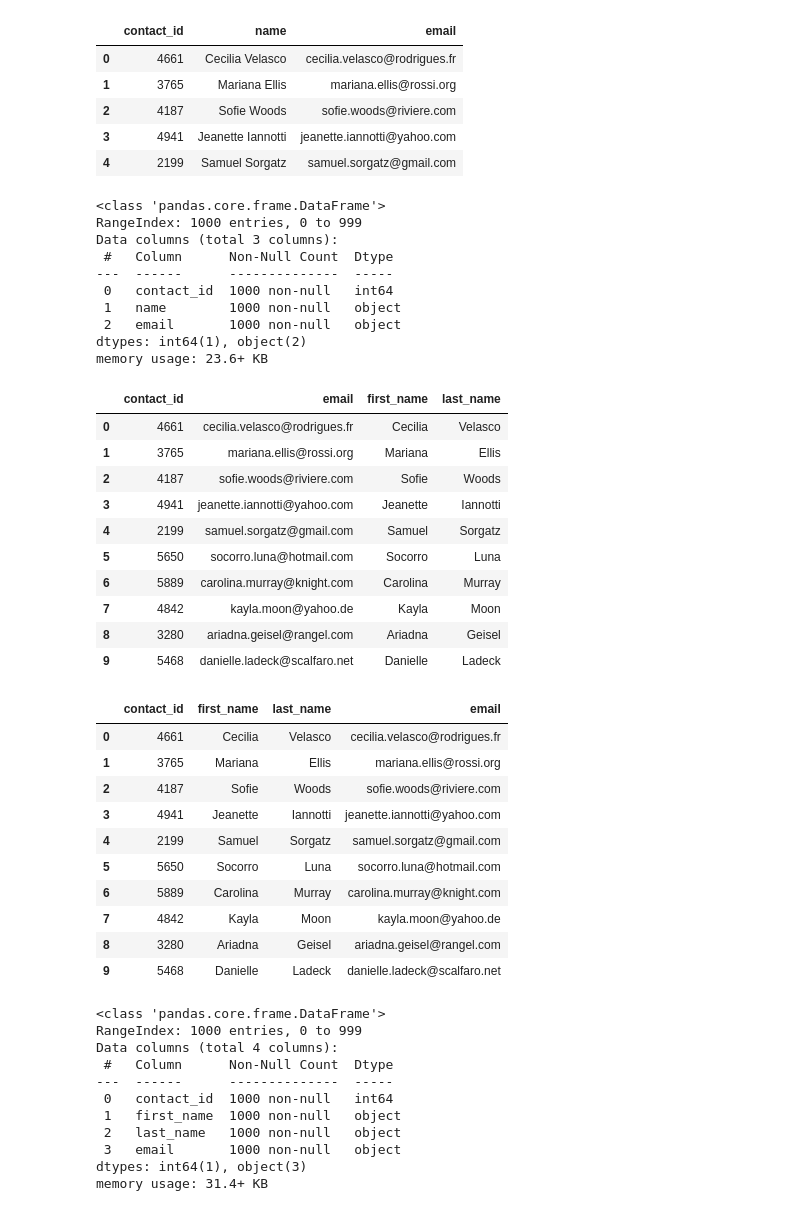
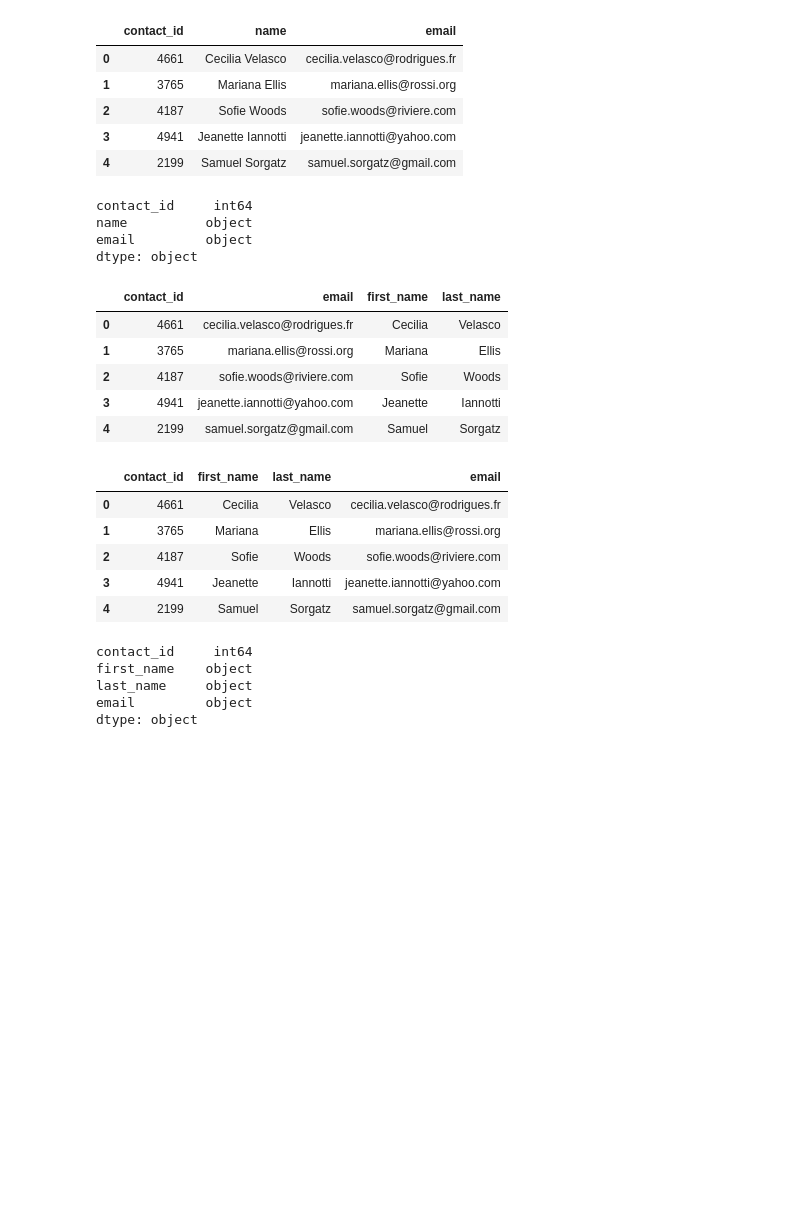
Before and after one commit to sarithavu/Crowdfunding_ETL, a Jupyter notebook: ETL_Mini_Project_LJacobs_SVulupala.ipynb, the cells around one changed output. Cells and saved outputs as stored; diff of their text form; code cells hidden in the pictures; blank space fills up the shorter version.

Commit message:
contacts finished

```diff
--- a/ETL_Mini_Project_LJacobs_SVulupala.ipynb
+++ b/ETL_Mini_Project_LJacobs_SVulupala.ipynb
@@ -305,3 +307,9 @@ contact_info_df.head()
 Then export the DataFrame as a `contacts.csv` CSV file.
 # %% [markdown]
 ### Option 1: Use Pandas to create the contacts DataFrame.
+# %%
+import json
+dict_values = []
+
+contact_info_df = pd.read_excel(r"C:\Users\lukej\OneDrive\Documents\GitHub\Crowdfunding_ETL\Resources\contacts.xlsx")
+print(contact_info_df.head())
@@ -308,9 +323,11 @@ Then export the DataFrame as a `contacts.csv` CSV file.
 # %%
 # Iterate through the contact_info_df and convert each row to a dictionary.
-import json
-dict_values = []
 
+contact_info_df = contact_info_df.iloc[3:,:]
 
+for row in contact_info_df.iloc[:,0]:
+    value = json.loads(row)
+    dict_values.append([value["contact_id"], value['name'], value['email']])
 # Print out the list of values for each row.
 print(dict_values)
 # %% [output]
@@ -318,6 +335,8 @@ print(dict_values)
 # %%
 # Create a contact_info DataFrame and add each list of values, i.e., each row
 # to the 'contact_id', 'name', 'email' columns.
+contact_info = pd.DataFrame(dict_values, columns = ['contact_id', 'name', 'email'])
+contact_info.head()
 # %% [output]
 |  | contact_id | name | email |
 | 0 | 4661 | Cecilia Velasco | cecilia.velasco@rodrigues.fr |
@@ -327,36 +346,33 @@ print(dict_values)
 | 4 | 2199 | Samuel Sorgatz | samuel.sorgatz@gmail.com |
 # %%
 # Check the datatypes.
+contact_info.dtypes
 # %% [output]
-<class 'pandas.core.frame.DataFrame'>
-RangeIndex: 1000 entries, 0 to 999
-Data columns (total 3 columns):
- #   Column      Non-Null Count  Dtype
----  ------      --------------  -----
- 0   contact_id  1000 non-null   int64
- 1   name        1000 non-null   object
- 2   email       1000 non-null   object
-dtypes: int64(1), object(2)
-memory usage: 23.6+ KB
+contact_id     int64
+name          object
+email         object
+dtype: object
 # %%
 # Create a "first"name" and "last_name" column with the first and last names from the "name" column.
+contact_info["first_name"] = contact_info["name"].str.split(pat = " ", n = 2, expand = True)[0]
+contact_info["last_name"] = contact_info["name"].str.split(pat = " ", n = 2, expand = True)[1]
 
 
 # Drop the contact_name column
+
+contact_info = contact_info.drop(columns= 'name')
+contact_info.head()
 # %% [output]
 |  | contact_id | email | first_name | last_name |
 | 0 | 4661 | cecilia.velasco@rodrigues.fr | Cecilia | Velasco |
 | 1 | 3765 | mariana.ellis@rossi.org | Mariana | Ellis |
 | 2 | 4187 | sofie.woods@riviere.com | Sofie | Woods |
 | 3 | 4941 | jeanette.iannotti@yahoo.com | Jeanette | Iannotti |
 | 4 | 2199 | samuel.sorgatz@gmail.com | Samuel | Sorgatz |
-| 5 | 5650 | socorro.luna@hotmail.com | Socorro | Luna |
-| 6 | 5889 | carolina.murray@knight.com | Carolina | Murray |
-| 7 | 4842 | kayla.moon@yahoo.de | Kayla | Moon |
-| 8 | 3280 | ariadna.geisel@rangel.com | Ariadna | Geisel |
-| 9 | 5468 | danielle.ladeck@scalfaro.net | Danielle | Ladeck |
 # %%
 # Reorder the columns
+contact_info = contact_info[["contact_id", "first_name", "last_name", "email"]]
+contact_info.head()
 # %% [output]
 |  | contact_id | first_name | last_name | email |
 | 0 | 4661 | Cecilia | Velasco | cecilia.velasco@rodrigues.fr |
@@ -364,25 +380,15 @@ memory usage: 23.6+ KB
 | 2 | 4187 | Sofie | Woods | sofie.woods@riviere.com |
 | 3 | 4941 | Jeanette | Iannotti | jeanette.iannotti@yahoo.com |
 | 4 | 2199 | Samuel | Sorgatz | samuel.sorgatz@gmail.com |
-| 5 | 5650 | Socorro | Luna | socorro.luna@hotmail.com |
-| 6 | 5889 | Carolina | Murray | carolina.murray@knight.com |
-| 7 | 4842 | Kayla | Moon | kayla.moon@yahoo.de |
-| 8 | 3280 | Ariadna | Geisel | ariadna.geisel@rangel.com |
-| 9 | 5468 | Danielle | Ladeck | danielle.ladeck@scalfaro.net |
 # %%
 # Check the datatypes one more time before exporting as CSV file.
+contact_info.dtypes
 # %% [output]
-<class 'pandas.core.frame.DataFrame'>
-RangeIndex: 1000 entries, 0 to 999
-Data columns (total 4 columns):
- #   Column      Non-Null Count  Dtype
----  ------      --------------  -----
- 0   contact_id  1000 non-null   int64
- 1   first_name  1000 non-null   object
- 2   last_name   1000 non-null   object
- 3   email       1000 non-null   object
-dtypes: int64(1), object(3)
-memory usage: 31.4+ KB
+contact_id     int64
+first_name    object
+last_name     object
+email         object
+dtype: object
 # %%
 # Export the DataFrame as a CSV file.
 contacts_df_clean.to_csv("Resources/contacts.csv", encoding='utf8', index=False)
```
Also changed, not shown: parts of 14 cells of this notebook.
